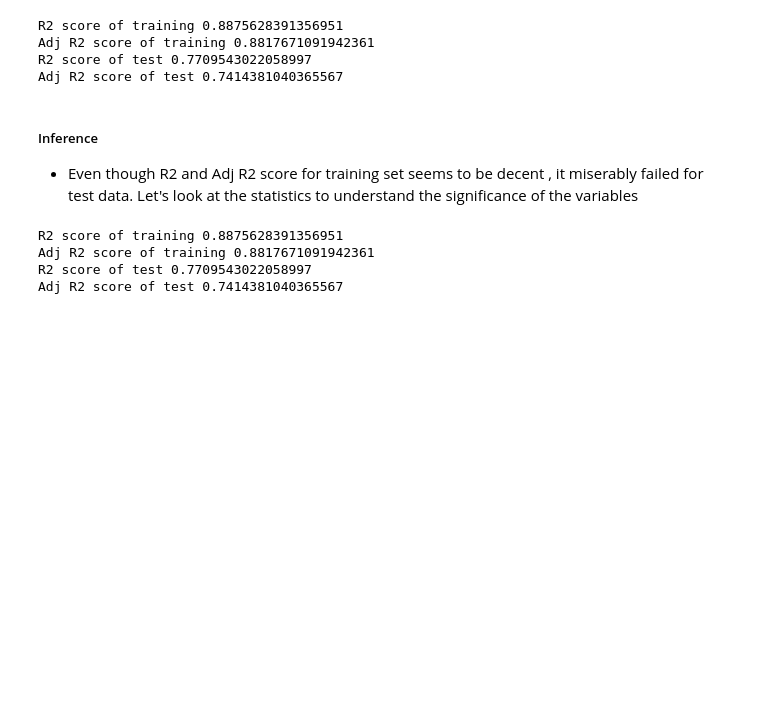
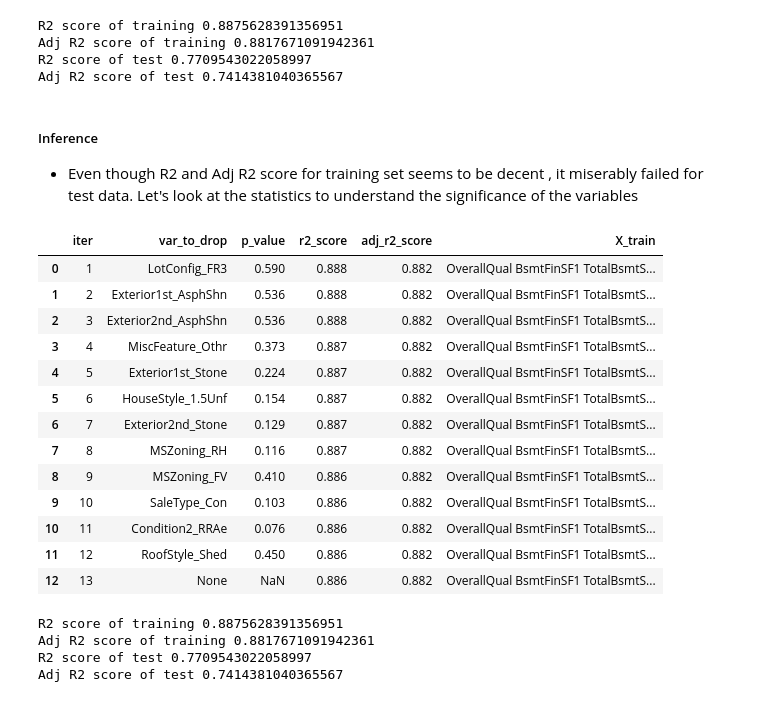
Before and after one commit to SathishKumarRamasamy/advance-regression-assignment, a Jupyter notebook: advanced-regression-assignment.ipynb, the cells around one changed output. Cells and saved outputs as stored; diff of their text form; code cells hidden in the pictures; blank space fills up the shorter version.

```diff
--- a/advanced-regression-assignment.ipynb
+++ b/advanced-regression-assignment.ipynb
@@ -2557,6 +2557,21 @@ def recursive_feature_removal_only_p(X_train,y_train,iter=1):
         result.extend(recursive_feature_removal_only_p(X_train.drop([var_to_drop],axis=1),y_train,iter+1))
     return result
 # %%
-# rfr_result = recursive_feature_removal_only_p(X_train_rfe,y_train)
-# pd.DataFrame(rfr_result).head(50)
+rfr_result = recursive_feature_removal_only_p(X_train_rfe,y_train)
+pd.DataFrame(rfr_result).head(50)
+# %% [output]
+|  | iter | var_to_drop | p_value | r2_score | adj_r2_score | X_train |
+| 0 | 1 | LotConfig_FR3 | 0.590 | 0.888 | 0.882 | OverallQual BsmtFinSF1 TotalBsmtS... |
+| 1 | 2 | Exterior1st_AsphShn | 0.536 | 0.888 | 0.882 | OverallQual BsmtFinSF1 TotalBsmtS... |
+| 2 | 3 | Exterior2nd_AsphShn | 0.536 | 0.888 | 0.882 | OverallQual BsmtFinSF1 TotalBsmtS... |
+| 3 | 4 | MiscFeature_Othr | 0.373 | 0.887 | 0.882 | OverallQual BsmtFinSF1 TotalBsmtS... |
+| 4 | 5 | Exterior1st_Stone | 0.224 | 0.887 | 0.882 | OverallQual BsmtFinSF1 TotalBsmtS... |
+| 5 | 6 | HouseStyle_1.5Unf | 0.154 | 0.887 | 0.882 | OverallQual BsmtFinSF1 TotalBsmtS... |
+| 6 | 7 | Exterior2nd_Stone | 0.129 | 0.887 | 0.882 | OverallQual BsmtFinSF1 TotalBsmtS... |
+| 7 | 8 | MSZoning_RH | 0.116 | 0.887 | 0.882 | OverallQual BsmtFinSF1 TotalBsmtS... |
+| 8 | 9 | MSZoning_FV | 0.410 | 0.886 | 0.882 | OverallQual BsmtFinSF1 TotalBsmtS... |
+| 9 | 10 | SaleType_Con | 0.103 | 0.886 | 0.882 | OverallQual BsmtFinSF1 TotalBsmtS... |
+| 10 | 11 | Condition2_RRAe | 0.076 | 0.886 | 0.882 | OverallQual BsmtFinSF1 TotalBsmtS... |
+| 11 | 12 | RoofStyle_Shed | 0.450 | 0.886 | 0.882 | OverallQual BsmtFinSF1 TotalBsmtS... |
+| 12 | 13 | None | NaN | 0.886 | 0.882 | OverallQual BsmtFinSF1 TotalBsmtS... |
 # %%
```
Also changed, not shown: parts of 5 cells of this notebook.
